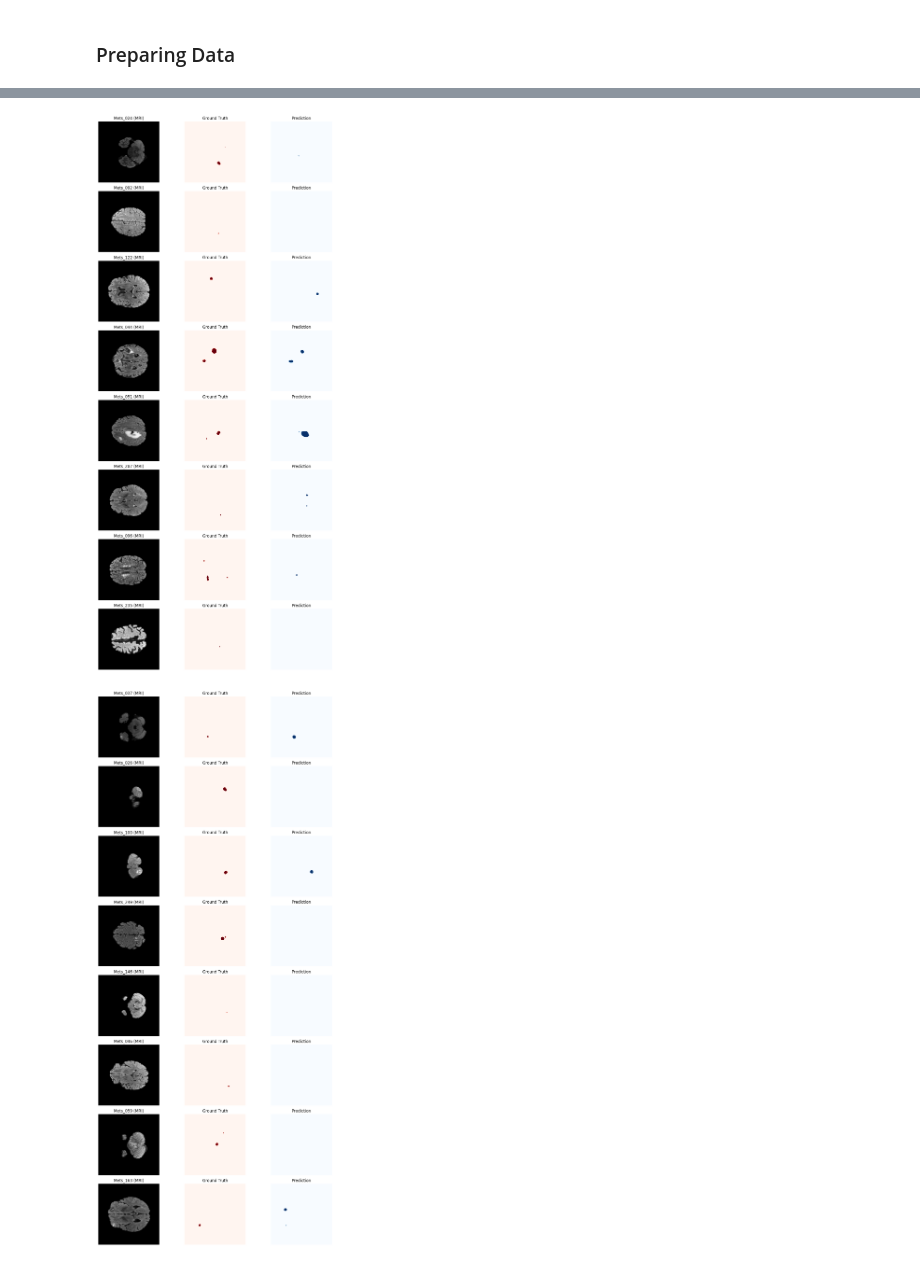
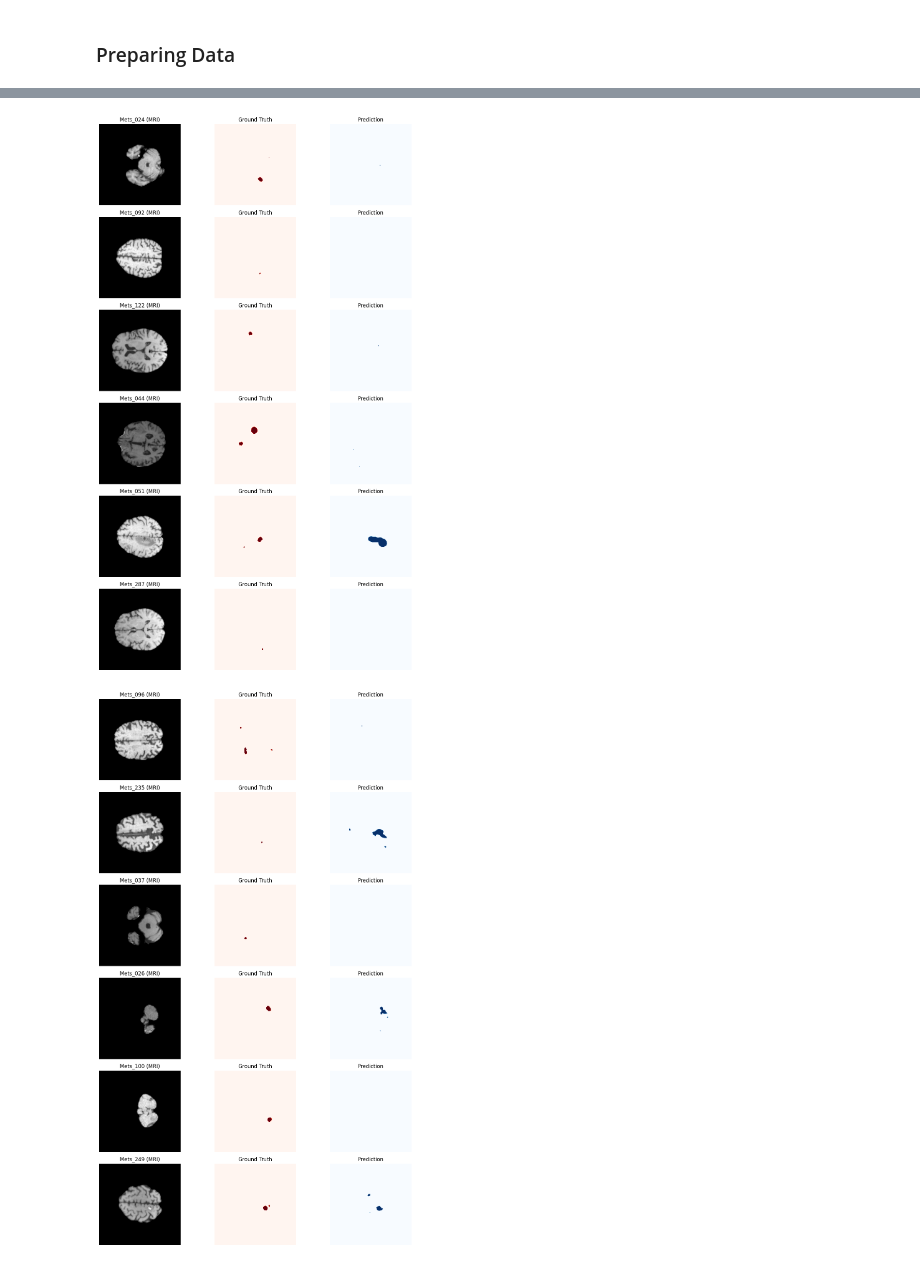
Before and after one commit to YazanBakdash/Tumor_Segment, a Jupyter notebook: unet.ipynb, the cells around one changed output, grey strips where cells are left out. Cells and saved outputs as stored; diff of their text form; code cells hidden in the pictures.

Commit message:
70 epochs t1_pre batch size 6

```diff
--- a/unet.ipynb
+++ b/unet.ipynb
@@ -97,7 +97,7 @@ class MRIDataset(Dataset):
 
     def __getitem__(self, idx):
         sample_dir = self.sample_dirs[idx]
-        image = np.load(sample_dir / "image_flair.npy")
+        image = np.load(sample_dir / "image_t1.npy")
         mask = np.load(sample_dir / "mask.npy")
 
         # Conver to tensor
@@ -124,8 +124,8 @@ test_data = MRIDataset(test_dirs)
 # %%
 from torch.utils.data import DataLoader
 
-train_loader = DataLoader(train_data, batch_size=8, shuffle=True)
-test_loader = DataLoader(test_data, batch_size=8, shuffle=False)
+train_loader = DataLoader(train_data, batch_size=6, shuffle=True)
+test_loader = DataLoader(test_data, batch_size=6, shuffle=False)
 # %%
 class DiceLoss(nn.Module):
     def __init__(self, smooth=1e-6):
@@ -157,7 +157,7 @@ def safe_dice_loss(logits, targets, smooth=1e-6):
 model = UNETModel().to(device)
 criterion = combined_loss
 optimizer = torch.optim.Adam(model.parameters(), lr=1e-4)
-epochs = 60
+epochs = 70
 train_losses = [0] * epochs
 test_losses = [0] * epochs
 for i in range(epochs):
@@ -255,11 +255,11 @@ def plot_predictions_grid(images, masks, preds, names=None, threshold=0.5):
 # %%
 model.eval()
 with torch.no_grad():
     for img_batch, mask_batch, names in test_loader:
         img_batch = img_batch.to(device)
         preds = model(img_batch)
-        plot_predictions_grid(img_batch, mask_batch, preds, names, threshold=0.5)
+        plot_predictions_grid(img_batch, mask_batch, preds, names, threshold=0.15)
         # remove break if you want to loop through all batches
 # %% [output]
-[figure, old version]
+[figure, new version]
-[figure, old version]
+[figure, new version]
```
Also changed, not shown: parts of 4 cells of this notebook.
